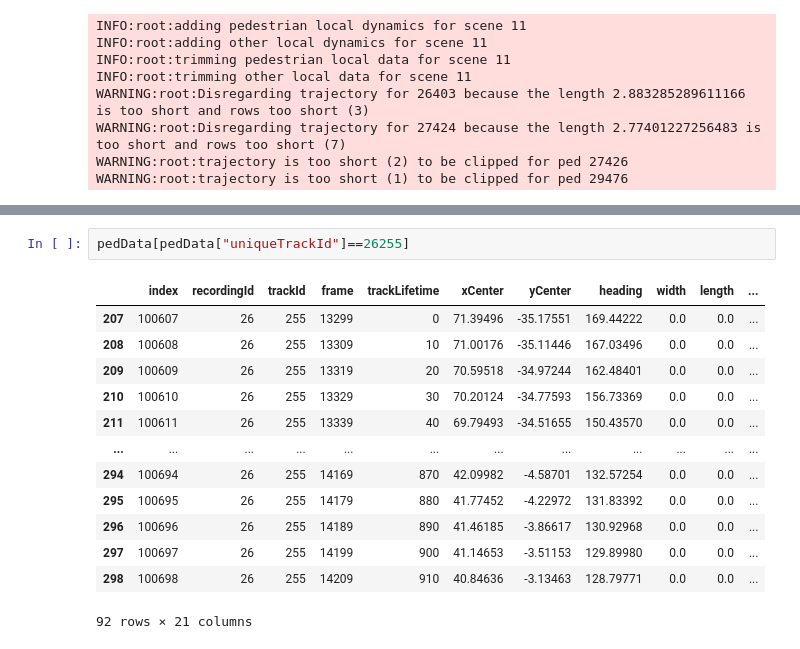
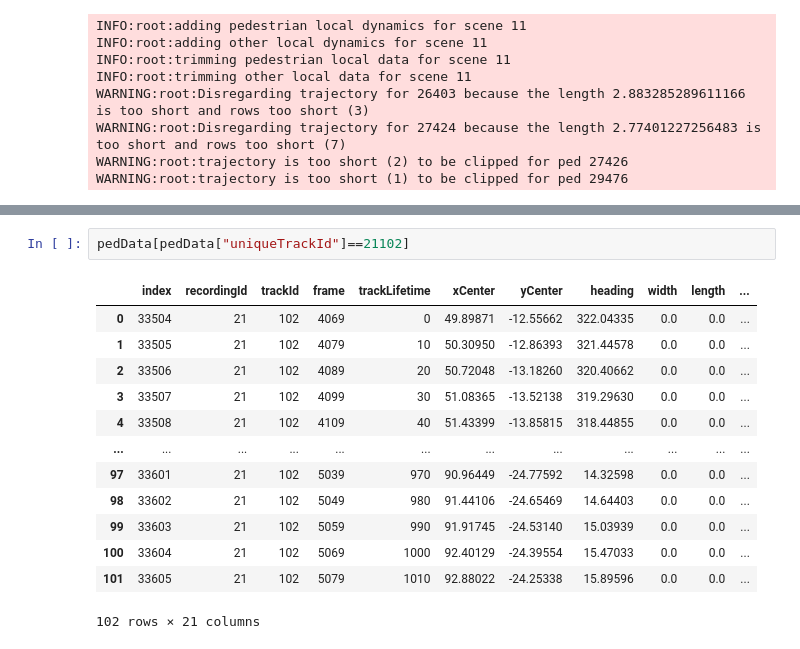
Before and after one commit to ika-rwth-aachen/drone-dataset-tools, a Jupyter notebook: src/notebooks/debug.ipynb, the cells around one changed output, grey strips where cells are left out. Cells and saved outputs as stored; diff of their text form.

```diff
--- a/src/notebooks/debug.ipynb
+++ b/src/notebooks/debug.ipynb
@@ -84,16 +99,16 @@ localPedData[localPedData["uniqueTrackId"]==26255]
 # %%
-pedData[pedData["uniqueTrackId"]==26255]
+pedData[pedData["uniqueTrackId"]==21102]
 # %% [output]
 |  | index | recordingId | trackId | frame | trackLifetime | xCenter | yCenter | heading | width | length | ... |
-| 207 | 100607 | 26 | 255 | 13299 | 0 | 71.39496 | -35.17551 | 169.44222 | 0.0 | 0.0 | ... |
-| 208 | 100608 | 26 | 255 | 13309 | 10 | 71.00176 | -35.11446 | 167.03496 | 0.0 | 0.0 | ... |
-| 209 | 100609 | 26 | 255 | 13319 | 20 | 70.59518 | -34.97244 | 162.48401 | 0.0 | 0.0 | ... |
-| 210 | 100610 | 26 | 255 | 13329 | 30 | 70.20124 | -34.77593 | 156.73369 | 0.0 | 0.0 | ... |
-| 211 | 100611 | 26 | 255 | 13339 | 40 | 69.79493 | -34.51655 | 150.43570 | 0.0 | 0.0 | ... |
+| 0 | 33504 | 21 | 102 | 4069 | 0 | 49.89871 | -12.55662 | 322.04335 | 0.0 | 0.0 | ... |
+| 1 | 33505 | 21 | 102 | 4079 | 10 | 50.30950 | -12.86393 | 321.44578 | 0.0 | 0.0 | ... |
+| 2 | 33506 | 21 | 102 | 4089 | 20 | 50.72048 | -13.18260 | 320.40662 | 0.0 | 0.0 | ... |
+| 3 | 33507 | 21 | 102 | 4099 | 30 | 51.08365 | -13.52138 | 319.29630 | 0.0 | 0.0 | ... |
+| 4 | 33508 | 21 | 102 | 4109 | 40 | 51.43399 | -13.85815 | 318.44855 | 0.0 | 0.0 | ... |
 | ... | ... | ... | ... | ... | ... | ... | ... | ... | ... | ... | ... |
-| 294 | 100694 | 26 | 255 | 14169 | 870 | 42.09982 | -4.58701 | 132.57254 | 0.0 | 0.0 | ... |
-| 295 | 100695 | 26 | 255 | 14179 | 880 | 41.77452 | -4.22972 | 131.83392 | 0.0 | 0.0 | ... |
-| 296 | 100696 | 26 | 255 | 14189 | 890 | 41.46185 | -3.86617 | 130.92968 | 0.0 | 0.0 | ... |
-| 297 | 100697 | 26 | 255 | 14199 | 900 | 41.14653 | -3.51153 | 129.89980 | 0.0 | 0.0 | ... |
-| 298 | 100698 | 26 | 255 | 14209 | 910 | 40.84636 | -3.13463 | 128.79771 | 0.0 | 0.0 | ... |
+| 97 | 33601 | 21 | 102 | 5039 | 970 | 90.96449 | -24.77592 | 14.32598 | 0.0 | 0.0 | ... |
+| 98 | 33602 | 21 | 102 | 5049 | 980 | 91.44106 | -24.65469 | 14.64403 | 0.0 | 0.0 | ... |
+| 99 | 33603 | 21 | 102 | 5059 | 990 | 91.91745 | -24.53140 | 15.03939 | 0.0 | 0.0 | ... |
+| 100 | 33604 | 21 | 102 | 5069 | 1000 | 92.40129 | -24.39554 | 15.47033 | 0.0 | 0.0 | ... |
+| 101 | 33605 | 21 | 102 | 5079 | 1010 | 92.88022 | -24.25338 | 15.89596 | 0.0 | 0.0 | ... |
-92 rows × 21 columns
+102 rows × 21 columns
```
Also changed, not shown: parts of 2 cells of this notebook, 1 other file.
